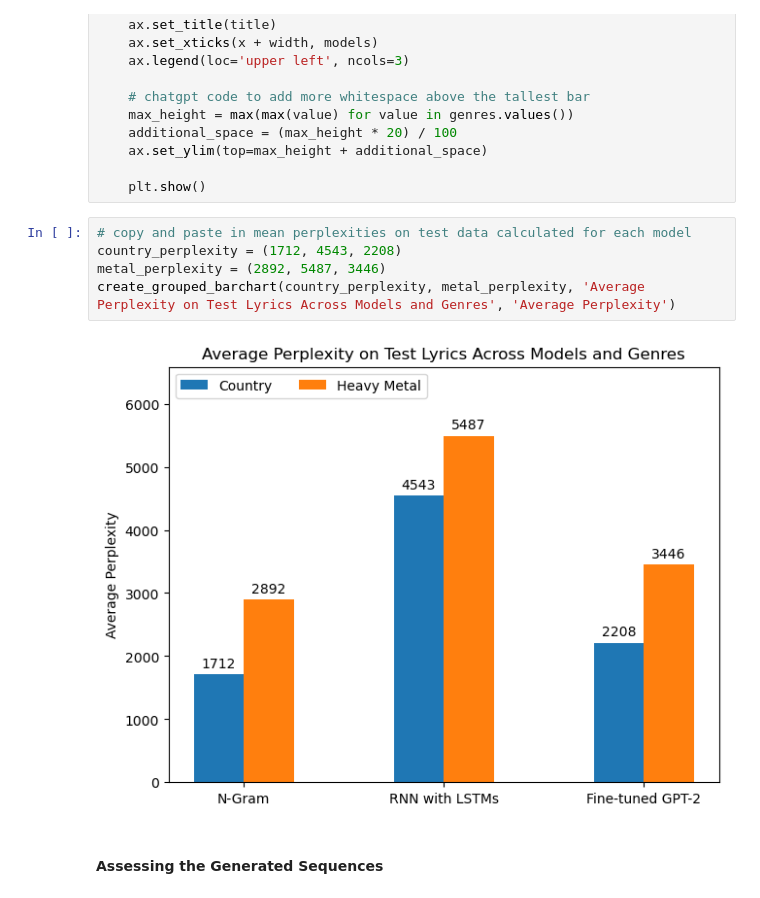
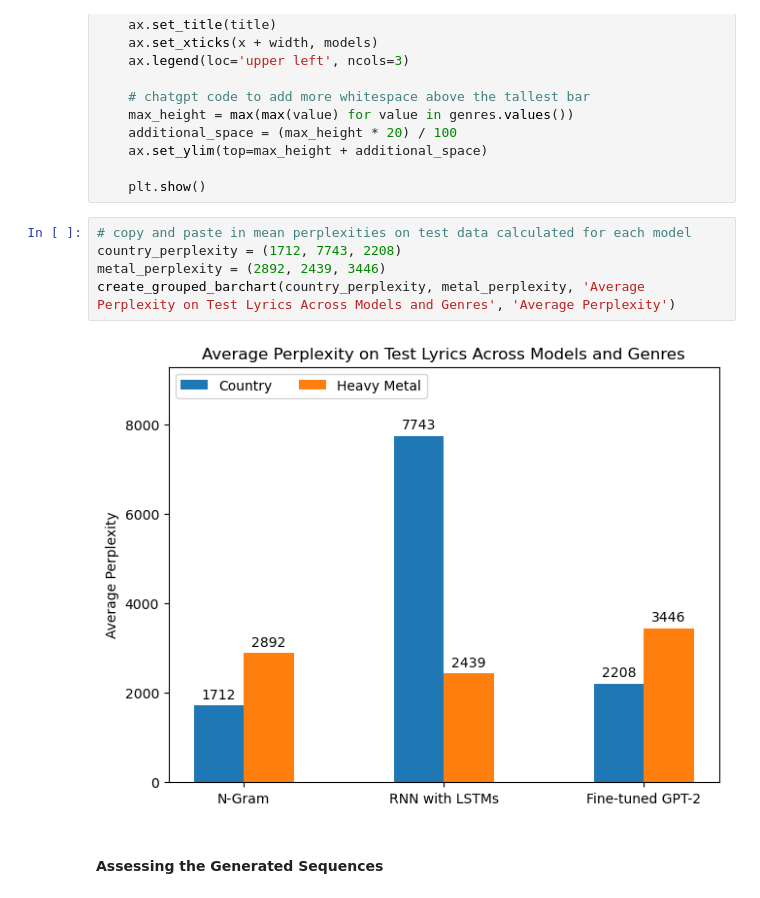
Before and after one commit to gellerjulia/CS4120_Song_Lyric_Generation, a Jupyter notebook: evaluation.ipynb, the cells around one changed output. Saved outputs shown, nothing was run; the diff lists cells and outputs as text.

```diff
--- a/evaluation.ipynb
+++ b/evaluation.ipynb
@@ -70,11 +70,11 @@ def create_grouped_barchart(country_data: tuple, metal_data: tuple, title: str,
     plt.show()
 # %%
 # copy and paste in mean perplexities on test data calculated for each model
-country_perplexity = (1712, 4543, 2208)
-metal_perplexity = (2892, 5487, 3446)
+country_perplexity = (1712, 7743, 2208)
+metal_perplexity = (2892, 2439, 3446)
 create_grouped_barchart(country_perplexity, metal_perplexity, 'Average Perplexity on Test Lyrics Across Models and Genres', 'Average Perplexity')
 # %% [output]
-[figure, old version]
+[figure, new version]
 # %% [markdown]
 #### Assessing the Generated Sequences
 # %%
```
Also changed, not shown: parts of 8 cells of this notebook, 3 other files.
